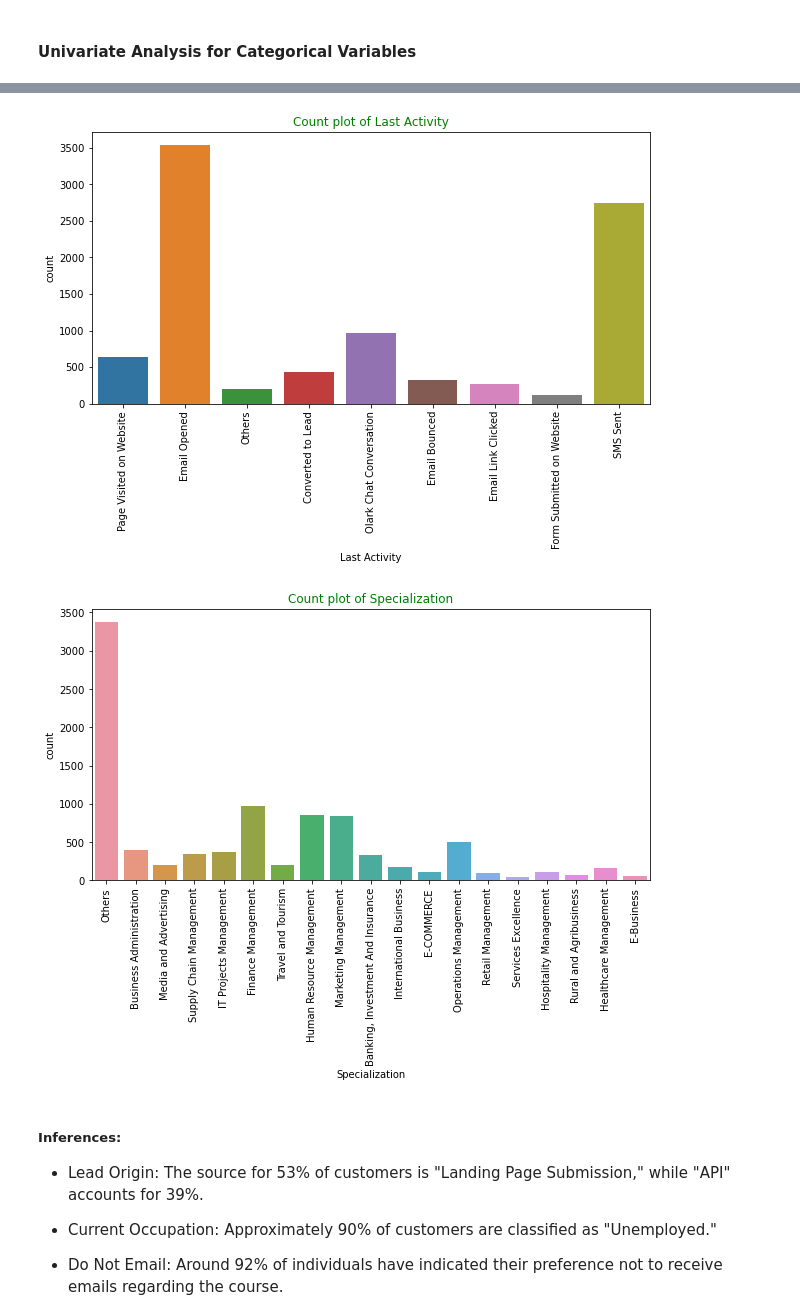
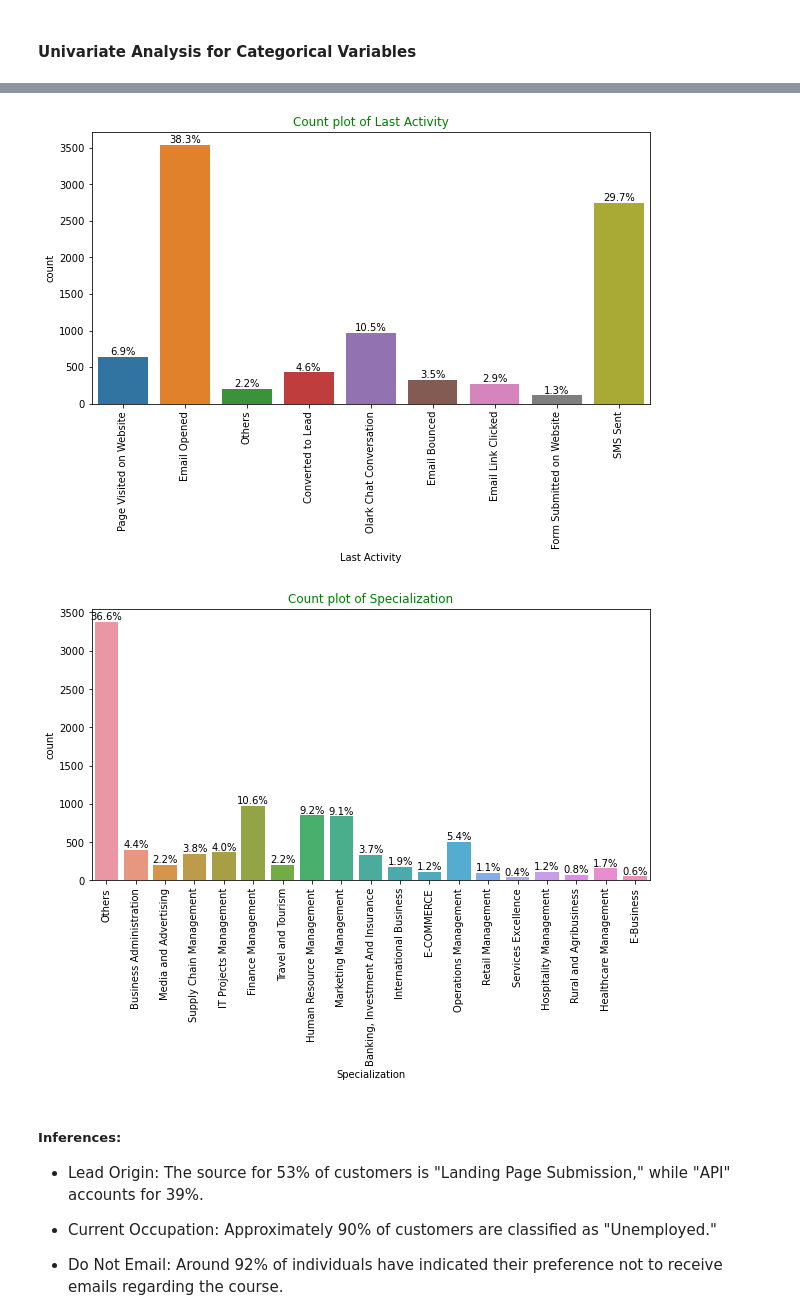
Before and after one commit to thedipakpradhan/Lead_Scoring_Case_Study, a Jupyter notebook: Lead_Scoring_Case_Study.ipynb, the cells around one changed output, grey strips where cells are left out. Saved outputs shown, nothing was run; the diff lists cells and outputs as text; code cells hidden in the pictures.

Commit message:
Updated the charts for univariate analysis

```diff
--- a/Lead_Scoring_Case_Study.ipynb
+++ b/Lead_Scoring_Case_Study.ipynb
@@ -838,4 +838,11 @@ for i in cat_cols[:]:
     ax=sns.countplot(x=i,data=df_leads)
     total=len(df_leads[i])
     plt.xticks(rotation=90)
+
+    for p in ax.patches:
+        text = '{:.1f}%'.format(100*p.get_height()/total)
+        x = p.get_x() + p.get_width() / 2.
+        y = p.get_height()
+
+        ax.annotate(text, (x,y), ha = 'center', va = 'center', xytext = (0, 5), textcoords = 'offset points')
 # %% [output]
@@ -847,5 +854,5 @@ for i in cat_cols[:]:
-[figure, old version]
+[figure, new version]
-[figure, old version]
+[figure, new version]
 # %% [markdown]
 ##### Inferences:
 
```
Also changed, not shown: parts of 5 cells of this notebook.
